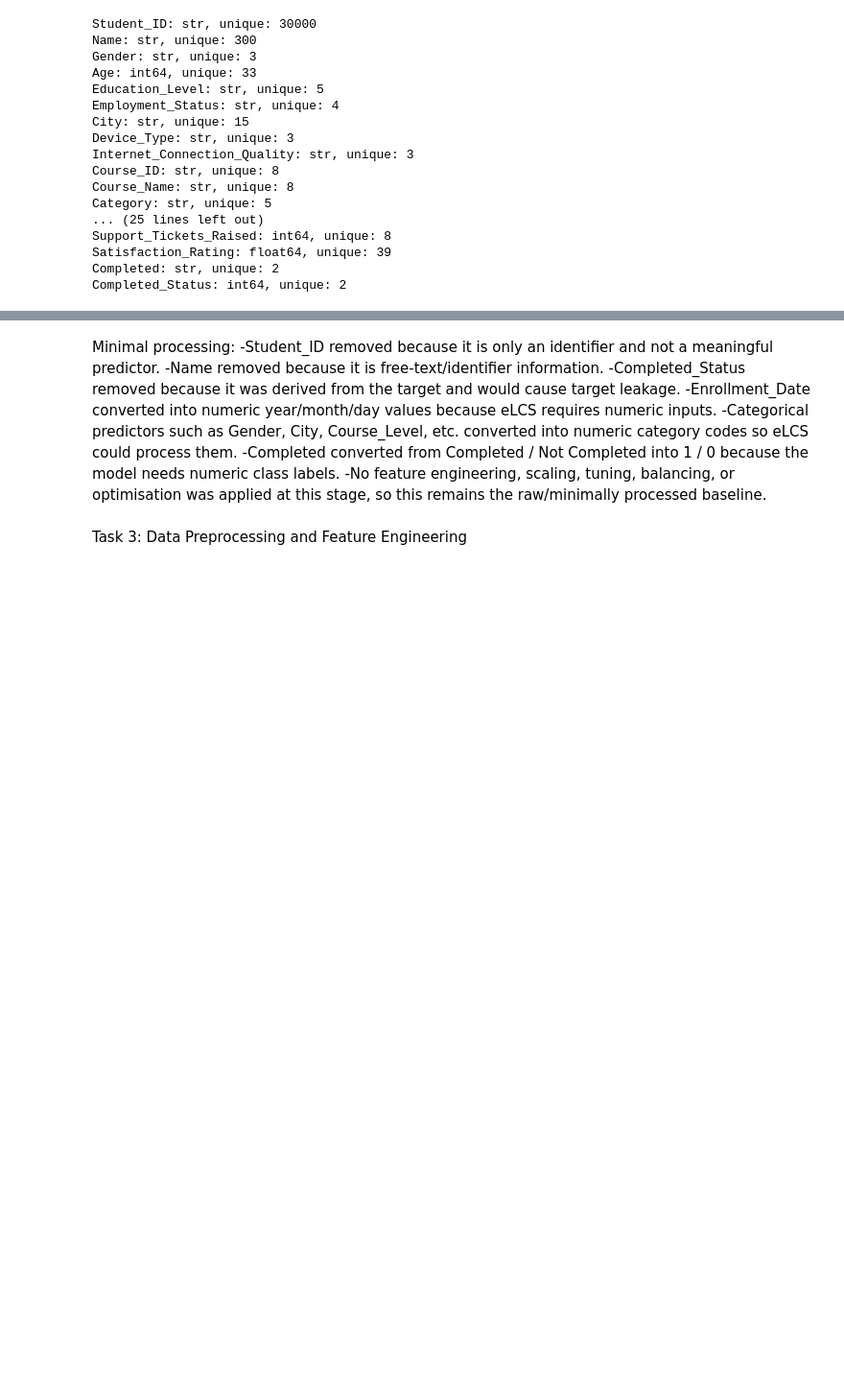
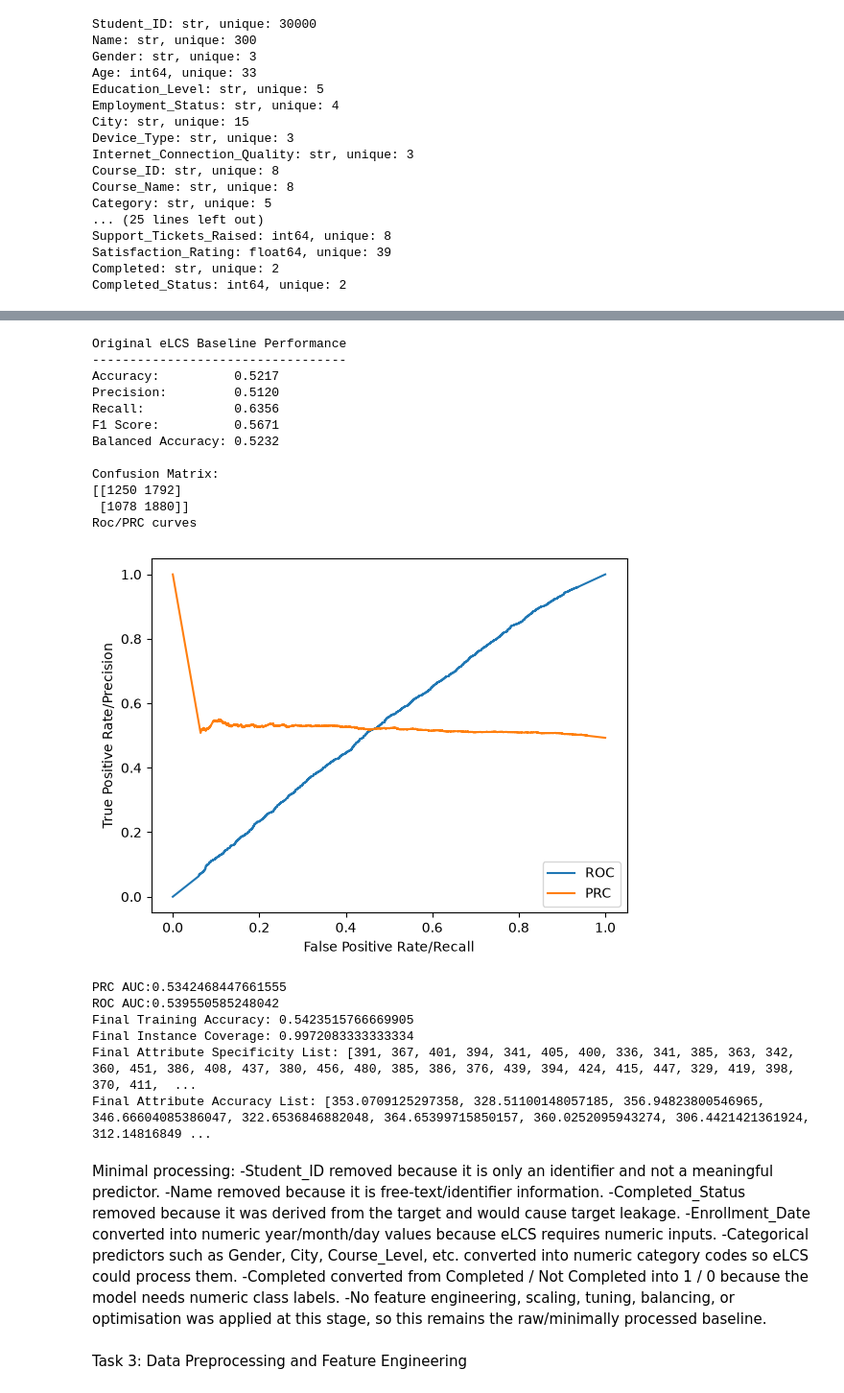
Before and after one commit to adithya-blip111/data_ai_project, a Jupyter notebook: src/data_ai_project_p2.ipynb, the cells around one changed output, grey strips where cells are left out. Shown at 96% size. Drawn from its saved outputs; the diff is of its cells as text; code cells hidden in the pictures; blank space fills up the shorter version.

Commit message:
Updated raw processing and collected performance data

```diff
--- a/src/data_ai_project_p2.ipynb
+++ b/src/data_ai_project_p2.ipynb
@@ -24,6 +35,8 @@ Shape: (30000, 41)
 # %%
 for col in df_etl_clean.columns:
-    print(f"{col}: {df_etl_clean[col].dtype}, unique: {df_etl_clean[col].nunique(dropna=True)}")
+    print(
+        f"{col}: {df_etl_clean[col].dtype}, unique: {df_etl_clean[col].nunique(dropna=True)}"
+    )
 # %% [output]
 Student_ID: str, unique: 30000
 Name: str, unique: 300
@@ -179,11 +202,7 @@ from sklearn.model_selection import train_test_split
 
 # Split the minimally processed baseline data
 X_train, X_test, y_train, y_test = train_test_split(
-    X_baseline,
-    y_baseline,
-    test_size=0.20,
-    random_state=42,
-    stratify=y_baseline
+    X_baseline, y_baseline, test_size=0.20, random_state=42, stratify=y_baseline
 )
 
 print("Training features:", X_train.shape)
@@ -207,9 +245,7 @@ print("Baseline eLCS model created.")
 # %%
-
 # Train the original eLCS model
-baseline_elcs_model.fit(
-    X_train.values,
-    y_train.values
-)
+baseline_elcs_model.fit(X_train.values, y_train.values)
 
 print("eLCS training complete")
+print("Training accuracy:", baseline_elcs_model.score(X_train.values, y_train.values))
+print("Test accuracy:", baseline_elcs_model.score(X_test.values, y_test.values))
@@ -223,4 +298,6 @@ for key, value in baseline_params.items():
 # %%
+import matplotlib.pyplot as plt
+
 from skeLCS import eLCS
 from sklearn.metrics import (
     accuracy_score,
@@ -231,54 +308,86 @@ from sklearn.metrics import (
     confusion_matrix,
     roc_curve,
     auc,
-    precision_recall_curve
+    precision_recall_curve,
 )
 
 # Make predictions on the test dataset
 y_pred_baseline = baseline_elcs_model.predict(X_test.values)
 probabilities = baseline_elcs_model.predict_proba(X_test.values)
-
 
 # Calculate baseline performance metrics
 accuracy = accuracy_score(y_test, y_pred_baseline)
 precision = precision_score(y_test, y_pred_baseline)
 recall = recall_score(y_test, y_pred_baseline)
 f1 = f1_score(y_test, y_pred_baseline)
 balanced_acc = balanced_accuracy_score(y_test, y_pred_baseline)
-#Receiver Operating Characteristic curve
+
+# Receiver Operating Characteristic curve
 fpr, tpr, thresholds_roc = roc_curve(y_test, probabilities[:, 1])
-#Precision-Recall curve
-precision_curve, recall_curve, thresholds_prc = precision_recall_curve(y_test, probabilities[:, 1])
+
+# Precision-Recall curve
+precision_curve, recall_curve, thresholds_prc = precision_recall_curve(
+    y_test, probabilities[:, 1]
+)
 
 # Confusion matrix
 cm = confusion_matrix(y_test, y_pred_baseline)
 
 print("Original eLCS Baseline Performance")
 print("----------------------------------")
 print(f"Accuracy:          {accuracy:.4f}")
 print(f"Precision:         {precision:.4f}")
 print(f"Recall:            {recall:.4f}")
 print(f"F1 Score:          {f1:.4f}")
 print(f"Balanced Accuracy: {balanced_acc:.4f}")
 
 print("\nConfusion Matrix:")
 print(cm)
 
-print("Roc/PRC curves")
-plt.plot(fpr,tpr,label="ROC")
+print("ROC/PRC curves")
+
+plt.plot(fpr, tpr, label="ROC")
 plt.plot(recall_curve, precision_curve, label="PRC")
-plt.xlabel('False Positive Rate/Recall')
-plt.ylabel('True Positive Rate/Precision')
+plt.xlabel("False Positive Rate/Recall")
+plt.ylabel("True Positive Rate/Precision")
 plt.legend()
 plt.show()
+
 print("PRC AUC:" + str(auc(recall_curve, precision_curve)))
 print("ROC AUC:" + str(auc(fpr, tpr)))
 
-
-print("Final Training Accuracy: "+str(baseline_elcs_model.get_final_accuracy()))
-print("Final Instance Coverage: "+str(baseline_elcs_model.get_final_instance_coverage()))
-print("Final Attribute Specificity List: "+str(baseline_elcs_model.get_final_attribute_specificity_list()))
-print("Final Attribute Accuracy List: "+str(baseline_elcs_model.get_final_attribute_accuracy_list()))
+print("Final Training Accuracy: " + str(baseline_elcs_model.get_final_accuracy()))
+print(
+    "Final Instance Coverage: " + str(baseline_elcs_model.get_final_instance_coverage())
+)
+print(
+    "Final Attribute Specificity List: "
+    + str(baseline_elcs_model.get_final_attribute_specificity_list())
+)
+print(
+    "Final Attribute Accuracy List: "
+    + str(baseline_elcs_model.get_final_attribute_accuracy_list())
+)
+# %% [output]
+Original eLCS Baseline Performance
+----------------------------------
+Accuracy:          0.5217
+Precision:         0.5120
+Recall:            0.6356
+F1 Score:          0.5671
+Balanced Accuracy: 0.5232
+
+Confusion Matrix:
+[[1250 1792]
+ [1078 1880]]
+Roc/PRC curves
+[figure, added]
+PRC AUC:0.5342468447661555
+ROC AUC:0.539550585248042
+Final Training Accuracy: 0.5423515766669905
+Final Instance Coverage: 0.9972083333333334
+Final Attribute Specificity List: [391, 367, 401, 394, 341, 405, 400, 336, 341, 385, 363, 342, 360, 451, 386, 408, 437, 380, 456, 480, 385, 386, 376, 439, 394, 424, 415, 447, 329, 419, 398, 370, 411,  ...
+Final Attribute Accuracy List: [353.0709125297358, 328.51100148057185, 356.94823800546965, 346.66604085386047, 322.6536846882048, 364.65399715850157, 360.0252095943274, 306.4421421361924, 312.14816849 ...
 # %%
 print(X.columns.tolist())
 print("\nNumber of features:", X.shape[1])
```
Also changed, not shown: parts of 12 cells of this notebook, 3 other files.
